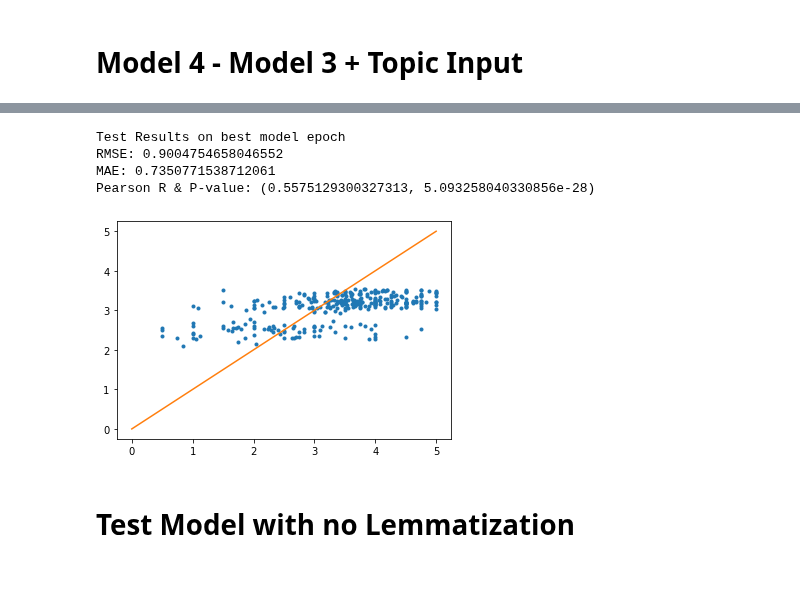
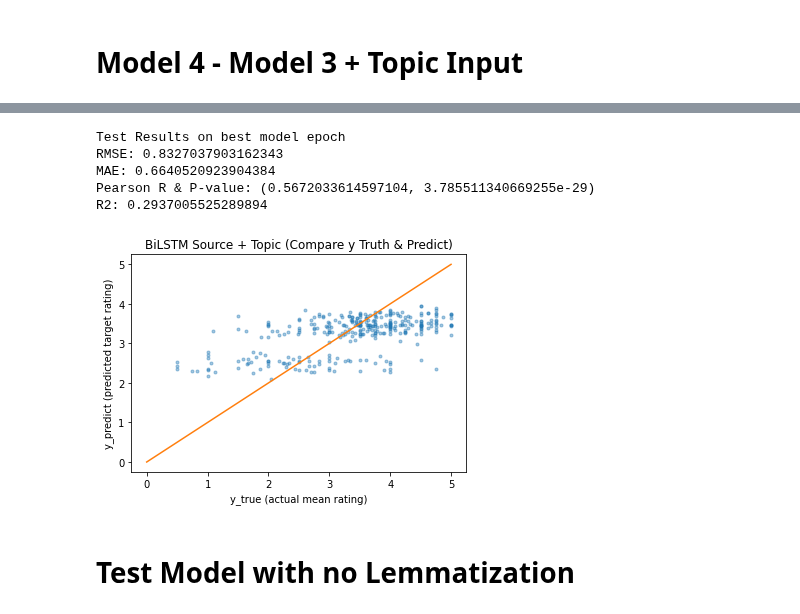
Before and after one commit to fagan2888/tweet-url-relationships, a Jupyter notebook: notebooks/DNN BiLSTM - Colab Muf.ipynb, the cells around one changed output, grey strips where cells are left out. Drawn from its saved outputs; the diff is of its cells as text; code cells hidden in the pictures; blank space fills up the shorter version.

```diff
--- a/notebooks/DNN BiLSTM - Colab Muf.ipynb
+++ b/notebooks/DNN BiLSTM - Colab Muf.ipynb
@@ -744,7 +766,7 @@ model4.compile(loss='mse', optimizer='adam', metrics=['mse'])
 
 earlyStopping = tf.keras.callbacks.EarlyStopping(monitor='val_mse', patience=11, verbose=0, mode='min')
 cp_save = tf.keras.callbacks.ModelCheckpoint('model4-e{epoch:03d}.ckpt',
-                                             save_best_only=True, monitor='val_mse', mode='min')
+                                             save_best_only=False, monitor='val_mse', mode='min')
 # %%
 history4 = model4.fit([padded_train,source_train_arr,topic_train_arr], y_train_std,
                      epochs=100,
@@ -775,7 +807,7 @@ model4_best = tf.keras.models.load_model('model4-e005.ckpt')
 source_test_arr = np.array(source_test)
 topic_test_arr = np.array(topic_test)
 
-pred4 = model4_best.predict(x=[padded_test,source_test_arr,topic_test_arr])
+pred4 = model4.predict(x=[padded_test,source_test_arr,topic_test_arr])
 pred4_arr = [p[0] for p in pred4]
 
 d = np.subtract(np.array(pred4_arr),y_test_std)
@@ -784,24 +816,31 @@ test_rmse = np.sqrt(test_mse)
 test_mae = np.mean(abs(d))
 test_pearsonr = stats.pearsonr(y_test_std, pred4_arr)
 
+rsq3 = r2_score(y_test_std, pred4_arr)
+
 print("Test Results on best model epoch")
 print("RMSE:",test_rmse)
 print("MAE:",test_mae)
 print("Pearson R & P-value:",test_pearsonr)
+print("R2:",rsq3)
 # %% [output]
 Test Results on best model epoch
-RMSE: 0.9004754658046552
-MAE: 0.7350771538712061
-Pearson R & P-value: (0.5575129300327313, 5.093258040330856e-28)
+RMSE: 0.8327037903162343
+MAE: 0.6640520923904384
+Pearson R & P-value: (0.5672033614597104, 3.785511340669255e-29)
+R2: 0.2937005525289894
 # %%
 # Test Data Prediction
-plt.plot(y_test_std, pred4_arr, '.')
+plt.plot(y_test_std, pred4_arr, '.', alpha=0.4)
 # plot a line, a perfit predict would all fall on this line
 x = np.linspace(0, 5)
 plt.plot(x, x)
+plt.xlabel("y_true (actual mean rating)")
+plt.ylabel("y_predict (predicted target rating)")
+plt.title("BiLSTM Source + Topic (Compare y Truth & Predict)")
 plt.show()
 # %% [output]
-[figure, old version]
+[figure, new version]
 # %% [markdown]
 # Test Model with no Lemmatization
 # %%
```
Also changed, not shown: parts of 25 cells of this notebook.
